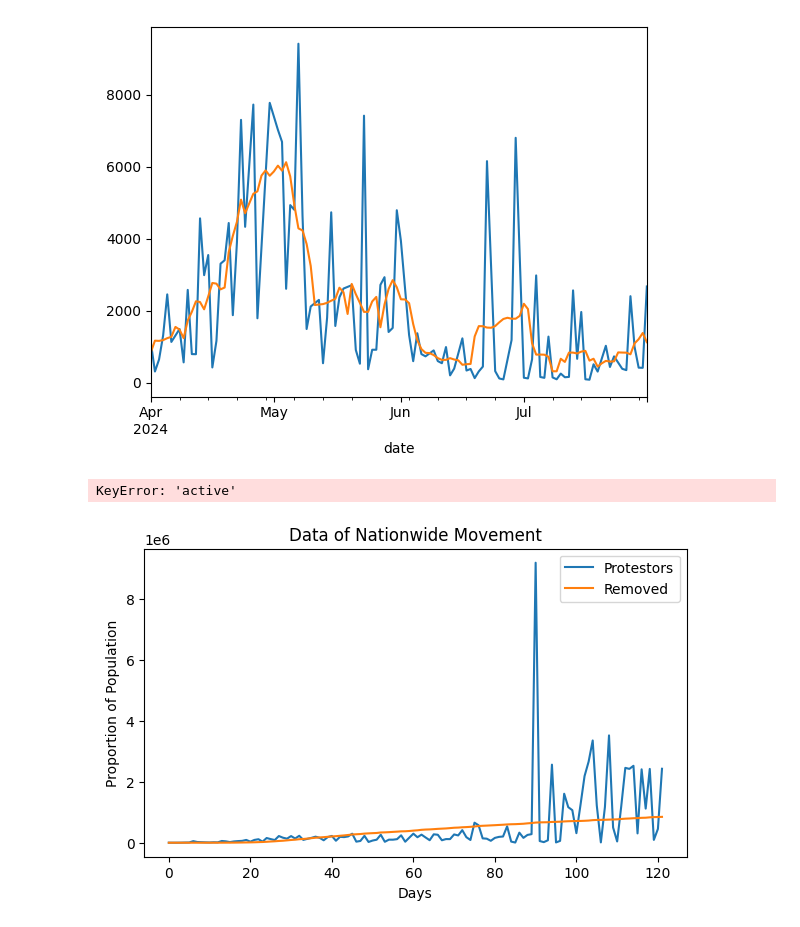
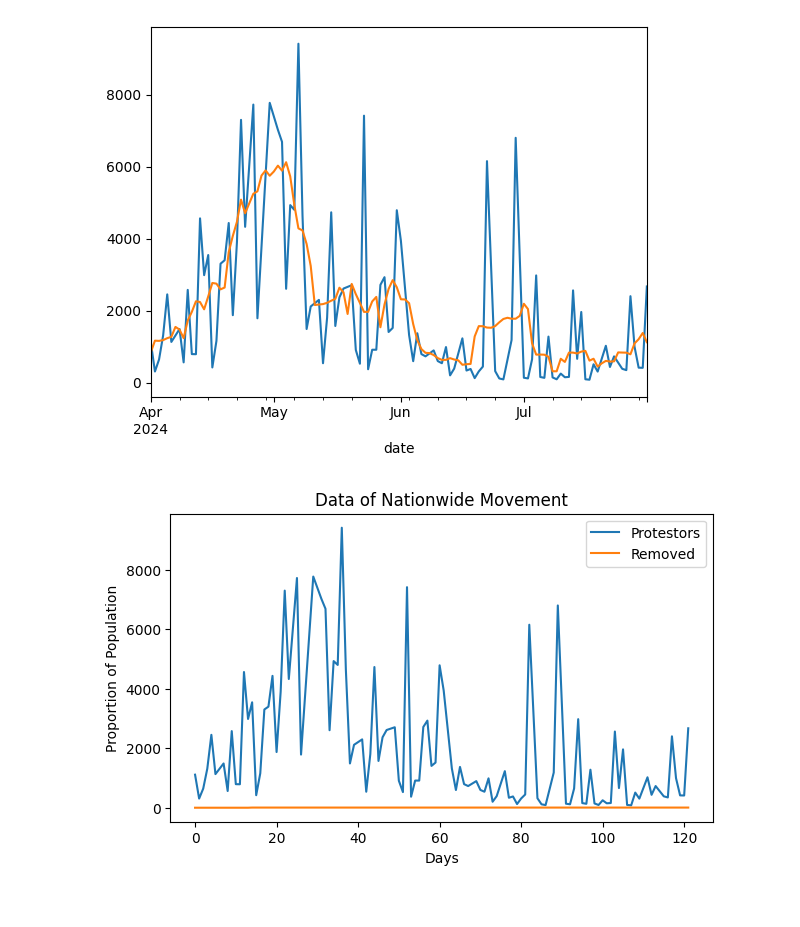
Before and after one commit to fletchmur/riot-modeling, a Jupyter notebook: sir_according_to_data.ipynb, the cells around one changed output. Cells and saved outputs as stored; diff of their text form; code cells hidden in the pictures.

```diff
--- a/sir_according_to_data.ipynb
+++ b/sir_according_to_data.ipynb
@@ -145,12 +150,12 @@ See the caveats in the documentation: https://pandas.pydata.org/pandas-docs/stab
 # %%
 for city in crowd_data['locality'].unique():
-    crowd_data['active_protestors'][crowd_data['locality'] == city] = crowd_data['size_mean'][crowd_data['locality'] == city].cumsum(skipna=True)
 
     total_protestors = np.max(crowd_data['size_mean'][crowd_data['locality'] == city].cumsum())
 
-    arrests_injur = crowd_data['arrests'][crowd_data['locality'] == city].cumsum(skipna=True) + crowd_data['injuries_crowd'][crowd_data['locality'] == city].cumsum(skipna=True)
-    crowd_data['removed'][crowd_data['locality'] == city] = arrests_injur
-    mask = (crowd_data['locality'] == 'Chandler') & (crowd_data['size_mean'].isna())
-    first_index = crowd_data.loc[mask].index[0]
-    crowd_data['removed'][first_index] = total_protestors + np.max(arrests_injur)
+    mask = (crowd_data['locality'] == city) & (crowd_data['size_mean'].isna())
+    if crowd_data['size_mean'][crowd_data['locality'] == city].isna().all():
+        continue
+    else:
+        first_index = crowd_data.loc[mask].index[0]
+        crowd_data['removed'][first_index:] = total_protestors
 # %% [output]
@@ -182,7 +180,6 @@ agg_dict = {
     'size_low': 'sum',
     'size_high': 'sum',
     'size_mean': 'sum',
-    'active_protestors': 'sum',
     'removed': 'sum',
     'arrests': 'sum',
     'injuries_crowd': 'sum',
@@ -191,11 +188,11 @@ agg_dict = {
     'police_measures': lambda x: ' ; '.join(x)
 }
 
-crowd_data = crowd_data.groupby('date').agg(agg_dict)
+crowd_data_new = crowd_data.groupby('date').agg(agg_dict)
 # %%
 numeric_columns = ['size_low', 'size_high', 'size_mean', 'arrests', 'injuries_crowd',
        'injuries_police']
-mean_sizes = crowd_data['size_mean'].copy()
+mean_sizes = crowd_data_new['size_mean'].copy()
 q1 = mean_sizes.quantile(0.25)
 q3 = mean_sizes.quantile(0.75)
 IQR = q3 - q1
@@ -206,35 +203,31 @@ upper_bound = q3 + 1.5 * IQR
 outlier_mask = (mean_sizes < lower_bound) | (mean_sizes > upper_bound)
 
 # Replace outliers with NaN for smoothing
-crowd_data.loc[outlier_mask, numeric_columns] = np.nan
-crowd_data[numeric_columns] = crowd_data[numeric_columns].interpolate(method='linear')
+crowd_data_new.loc[outlier_mask, numeric_columns] = np.nan
+crowd_data_new[numeric_columns] = crowd_data_new[numeric_columns].interpolate(method='linear')
 
-crowd_data['size_mean'].plot()
+crowd_data_new['size_mean'].plot()
 
-smoothed_data = crowd_data.copy()
+smoothed_data = crowd_data_new.copy()
 smoothed_data[numeric_columns] = smoothed_data[numeric_columns].rolling(window=7, center=True, min_periods=1).mean()  # rolling smoothing
 smoothed_data['size_mean'].plot()
 # %% [output]
 <AxesSubplot: xlabel='date'>
 [figure]
 # %%
-crowd_data['removed'] = crowd_data['removed'].cumsum()
+crowd_data_new['removed'] = crowd_data_new['removed'].cumsum()
-# %%
-print(crowd_data['active'].iloc[23:50])
-# %% [output]
-KeyError: 'active'
 # %%
 t = np.arange(0, 122)
 
 
 # plot data
 plt.figure(figsize=(7, 4))
-plt.plot(t, crowd_data['active_protestors'], label='Protestors')
-plt.plot(t, crowd_data['removed'], label='Removed')
+plt.plot(t, crowd_data_new['size_mean'], label='Protestors')
+plt.plot(t, crowd_data_new['removed'], label='Removed')
 plt.xlabel("Days")
 plt.ylabel("Proportion of Population")
 plt.title(f"Data of Nationwide Movement")
 plt.legend()
 plt.show()
 # %% [output]
-[figure, old version]
+[figure, new version]
```
Also changed, not shown: parts of 10 cells of this notebook.
